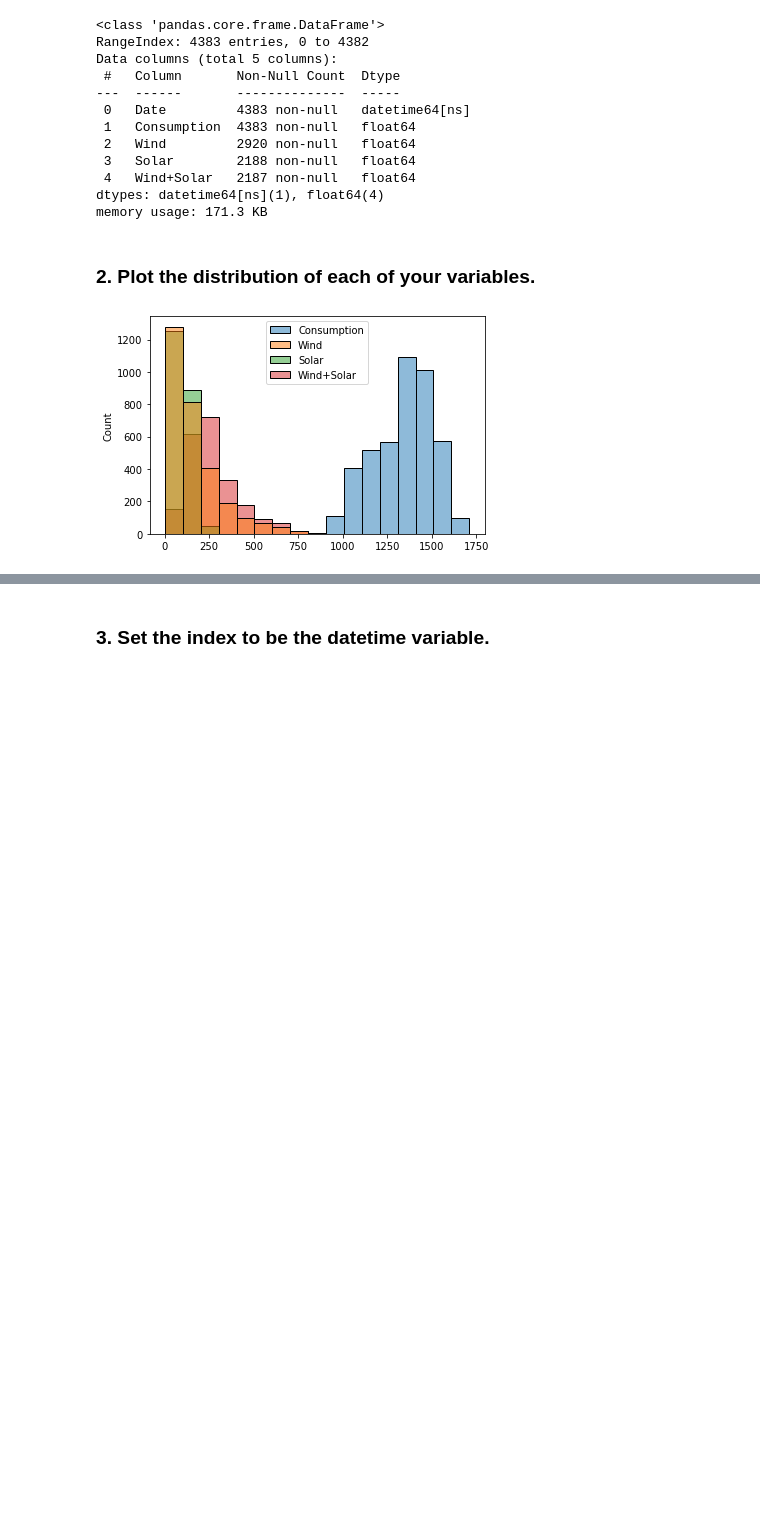
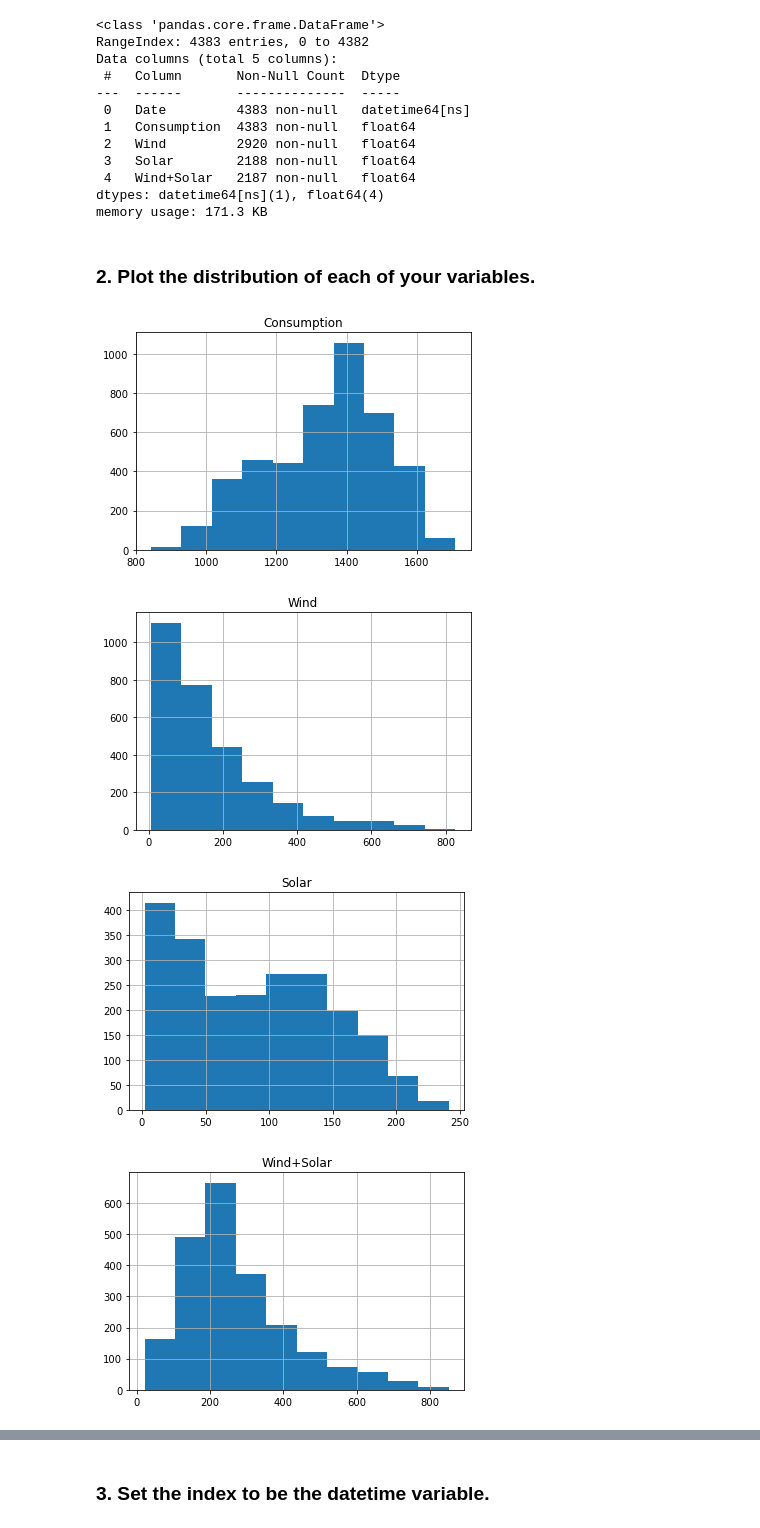
Before and after one commit to markydoug/time-series-exercises, a Jupyter notebook: prepare.ipynb, the cells around one changed output, grey strips where cells are left out. Drawn from its saved outputs; the diff is of its cells as text; code cells hidden in the pictures; blank space fills up the shorter version.

```diff
--- a/prepare.ipynb
+++ b/prepare.ipynb
@@ -149,7 +145,13 @@ dtypes: datetime64[ns](1), float64(4)
 memory usage: 171.3 KB
 # %% [markdown]
 ### 2. Plot the distribution of each of your variables.
-# %%
-sns.histplot(ops);
-# %% [output]
-[figure, removed]
+# %%
+for col in ops.columns:
+    ops[col].hist()
+    plt.title(col)
+    plt.show()
+# %% [output]
+[figure, added]
+[figure, added]
+[figure, added]
+[figure, added]
```
Also changed, not shown: parts of 9 cells of this notebook, 1 other file.
